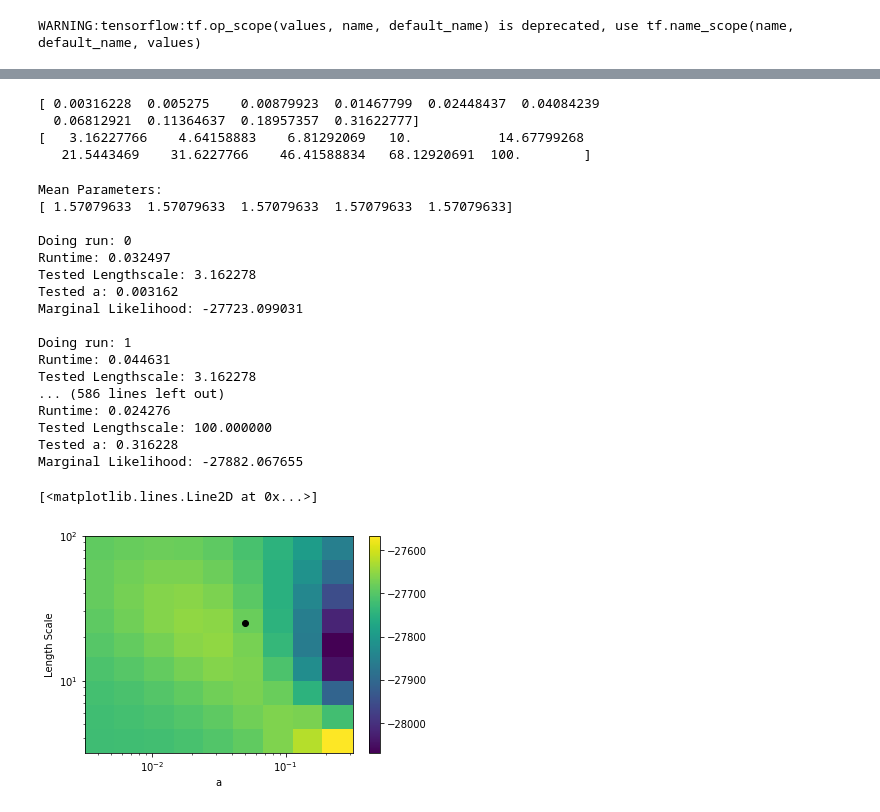
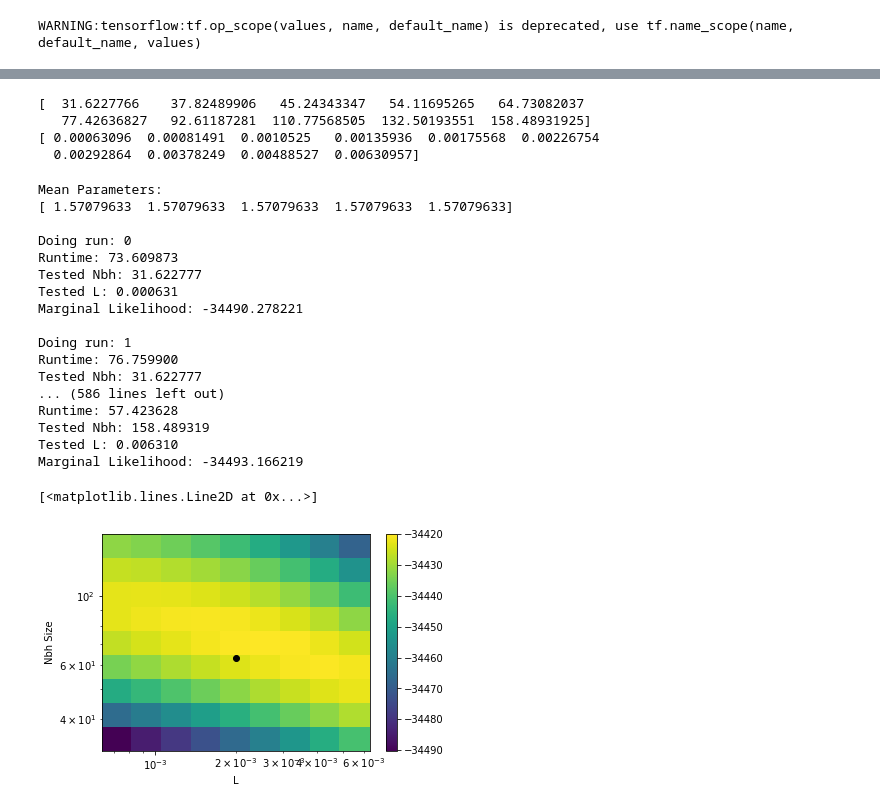
Before and after one commit to hringbauer/BarrierInferPublic, a Jupyter notebook: Laplace.ipynb, the cells around one changed output, grey strips where cells are left out. Saved outputs shown, nothing was run; the diff lists cells and outputs as text; code cells hidden in the pictures.

```diff
--- a/Laplace.ipynb
+++ b/Laplace.ipynb
@@ -13,11 +13,11 @@ import cPickle as pickle
 import time
 import scipy.optimize as opt
 # %%
-nr_inds = 400 # Nr. of Individuals to Check
+nr_inds = 500 # Nr. of Individuals to Check
 
-kernel_type= "RBFBarrierK"  #DiffusionK0
-X_data = np.loadtxt('./Data/coordinates1.csv', delimiter='$').astype('float64') # Load the complete X-Data
-Y_data = np.loadtxt('./Data/data_genotypes1.csv', delimiter='$').astype('float64') # Load the complete Y-Data
+kernel_type= "DiffusionK0"  #DiffusionK0 #DiffusionK0
+X_data = np.loadtxt('./Data/coordinates5.csv', delimiter='$').astype('float64') # Load the complete X-Data
+Y_data = np.loadtxt('./Data/data_genotypes5.csv', delimiter='$').astype('float64') # Load the complete Y-Data
 
 #path1 = "data_lists.p"  # Load data from pickle file!
 #x_data_sets, y_data_sets  = pickle.load(open(path1, "rb"))  # Load data from pickle file!
@@ -318,9 +274,9 @@ print("Standard Deviations: ")
 print(stds)
 # %%
 ### Optimization with Nelder-Mead
-initial_values = [18, 0.02]
+initial_values = [60, 0.001]
 KC = fac_kernel(kernel_type)     # Initializes the Kernel Calculator
-KC.set_parameters(initial_values + [0,0,])
+KC.set_parameters(initial_values + [1,])
 
 with tf.Session(config=config) as sess:
     sess.run(tf.global_variables_initializer())
@@ -335,7 +291,7 @@ with tf.Session(config=config) as sess:
         print(x)
         x = np.abs(x)    # To avoid negative Parameters calculate with absolute Value!!
         # Reset the Kernel Parameters
-        KC.set_parameters(list(x) + [0,0,])
+        KC.set_parameters(list(x) + [1,])
         start = time.time()
         kernel= KC.calc_kernel_mat(X_data)
         end = time.time()
@@ -396,25 +387,25 @@ for i in range(len(hyper_paramss)):
 a_list=np.logspace(-2.5, -0.5, 10)
 l_list = np.logspace(0.5, 2, 10)
 #c_list = np.logspace(-0.4, 0, 10)
-c_list =np.linspace(0,1,10)
+c_list =np.linspace(0, 1, 10)
 
 #a_list = np.logspace(-3, -0.5, 10)
 #l_list = np.logspace(0, 2, 10)
 
-nbh_list = np.logspace(0,2.5,10)                  # Neighborhood List
-L_list = np.logspace(-4,-2,10)            # Lengthscale List
+nbh_list = np.logspace(1.5, 2.2, 10)                  # Neighborhood List
+L_list = np.logspace(-3.2, -2.2, 10)            # Lengthscale List
 
 t0 = 1      # The Time when to start Integration
 #mu = 0.001  # The mutation rate
 
 
-print(a_list)
-print(l_list)
+print(nbh_list)
+print(L_list)
 # %% [output]
-[ 0.00316228  0.005275    0.00879923  0.01467799  0.02448437  0.04084239
-  0.06812921  0.11364637  0.18957357  0.31622777]
-[   3.16227766    4.64158883    6.81292069   10.           14.67799268
-   21.5443469    31.6227766    46.41588834   68.12920691  100.        ]
+[  31.6227766    37.82489906   45.24343347   54.11695265   64.73082037
+   77.42636827   92.61187281  110.77568505  132.50193551  158.48931925]
+[ 0.00063096  0.00081491  0.0010525   0.00135936  0.00175568  0.00226754
+  0.00292864  0.00378249  0.00488527  0.00630957]
 # %%
 res = []
 j=0
@@ -428,13 +419,13 @@ with tf.Session(config=config) as sess:
     #for aa in a_list:
     #for cc in c_list:  # Replaced aa with cc
     #    for ll in l_list:
-    for l in l_list:
-        for a in a_list:
+    for l in nbh_list:
+        for a in L_list:
             print("\nDoing run: %i" % j)
             j+=1
 
 
-            hyper_paramss = np.array([l, a, 0, 0])
+            hyper_paramss = np.array([l, a, 1])
             KC.set_parameters(hyper_paramss)
             tic=time.time()
             kernel = KC.calc_kernel_mat(X_data)
@@ -466,9 +457,9 @@ with tf.Session(config=config) as sess:
                 if prev and np.abs(prev - r[-1]) < 0.01:
                     break
                 prev = r[-1]
-            print("Tested Lengthscale: %4f" % l)
+            print("Tested Nbh: %4f" % l)
             #print("Tested Neighborhood Size: %.6f" % nbh)
-            print("Tested a: %.6f" % a)
+            print("Tested L: %.6f" % a)
             #print("Tested c: %4f" % cc)
             print("Marginal Likelihood: %4f" % r[-1])
             res.append(r[-1])
@@ -477,33 +468,33 @@ Mean Parameters:
 [ 1.57079633  1.57079633  1.57079633  1.57079633  1.57079633]
 
 Doing run: 0
-Runtime: 0.032497
-Tested Lengthscale: 3.162278
-Tested a: 0.003162
-Marginal Likelihood: -27723.099031
+Runtime: 73.609873
+Tested Nbh: 31.622777
+Tested L: 0.000631
+Marginal Likelihood: -34490.278221
 
 Doing run: 1
-Runtime: 0.044631
-Tested Lengthscale: 3.162278
+Runtime: 76.759900
+Tested Nbh: 31.622777
 ... (586 lines left out)
-Runtime: 0.024276
-Tested Lengthscale: 100.000000
-Tested a: 0.316228
-Marginal Likelihood: -27882.067655
+Runtime: 57.423628
+Tested Nbh: 158.489319
+Tested L: 0.006310
+Marginal Likelihood: -34493.166219
 # %%
 surface = np.array(res).reshape((10, 10))
-pylab.pcolormesh(a_list, l_list, surface)
+pylab.pcolormesh(L_list, nbh_list, surface)
 #pylab.pcolormesh(, a_list, surface)
 pylab.xscale('log')
 pylab.yscale('log')
-pylab.xlabel('a')
-pylab.ylabel('Length Scale')
+pylab.xlabel('L')
+pylab.ylabel('Nbh Size')
 pylab.colorbar()
 #pylab.plot(25, 0.1, 'ko', linewidth=5)
-pylab.plot(0.05, 25, 'ko', linewidth=5)
+pylab.plot(0.002, 62.8, 'ko', linewidth=5)
 # %% [output]
 [<matplotlib.lines.Line2D at 0x...>]
-[figure, old version]
+[figure, new version]
 # %%
 pylab.figure()
 levels = np.arange(max(res) - 30, max(res) + 1, 2)  # Every two likelihood units
```
Also changed, not shown: parts of 7 cells of this notebook, 9 other files.
